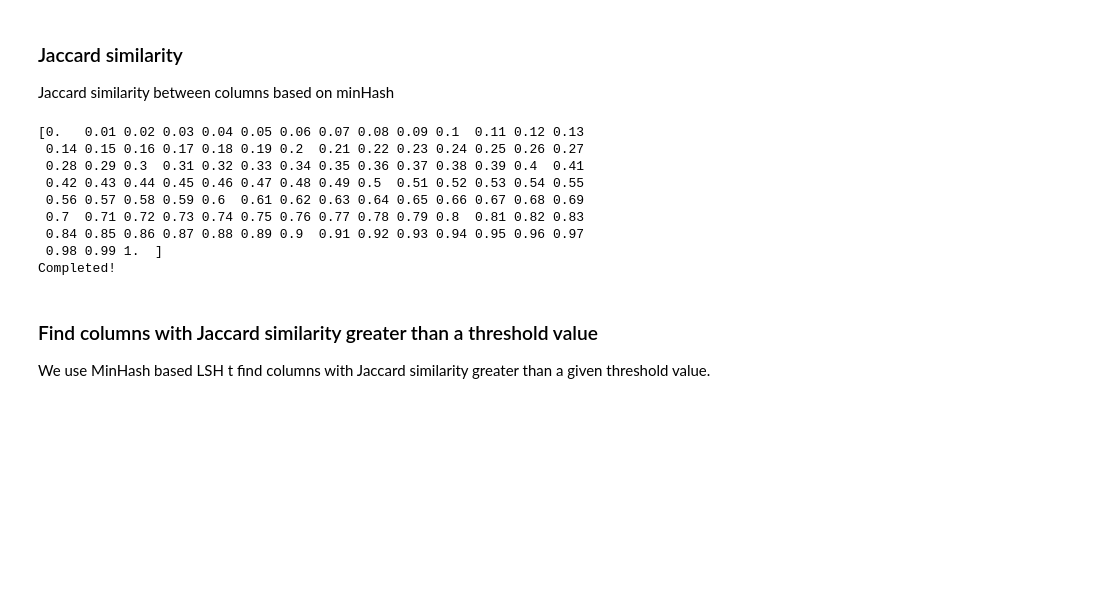
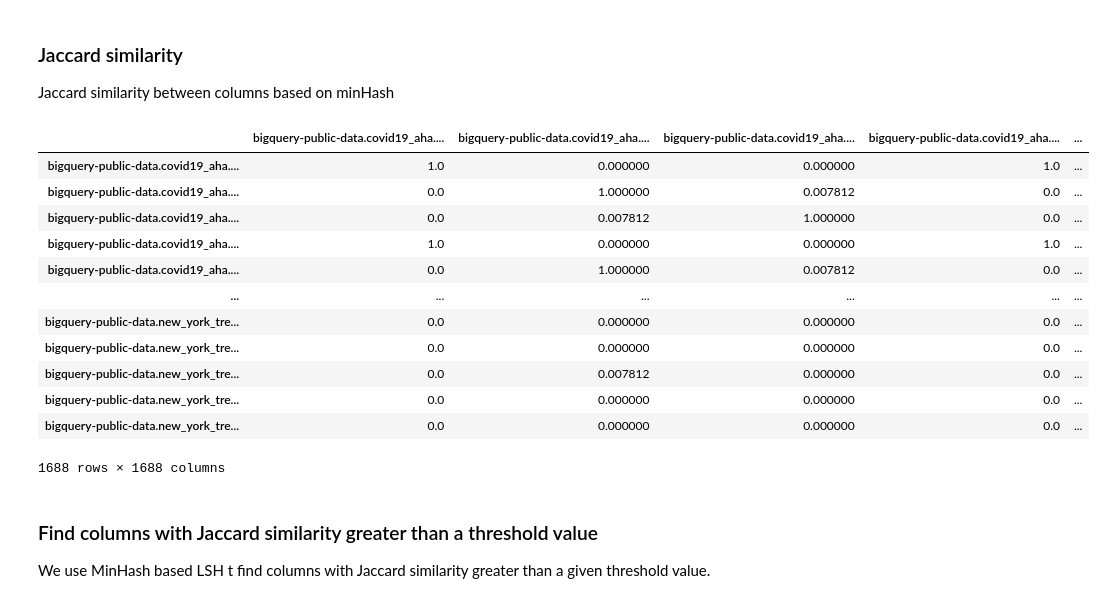
Before and after one commit to amitkp57/dbms-correlated-columns-detection, a Jupyter notebook: Jupyter.ipynb, the cells around one changed output. Cells and saved outputs as stored; diff of their text form; code cells hidden in the pictures; blank space fills up the shorter version.

```diff
--- a/Jupyter.ipynb
+++ b/Jupyter.ipynb
@@ -64,28 +83,25 @@ Completed!
 ### Jaccard similarity
 
 Jaccard similarity between columns based on minHash
-# %%
-import scripts.QueryDatabase as queryDatabase
-import scripts.ClusterColumns as clusterColumns
-import numpy as np
-
-RESULTS_PATH = f'{WORKING_DIRECTORY}/results'
-string_columns = queryDatabase.get_columns('STRING')
-# np.savez(f'{RESULTS_PATH}/string_columns.npz', string_columns=string_columns)
-clusterColumns.serialize_min_hash(string_columns)
-similarity = clusterColumns.calculate_jaccard_similarity(string_columns)
-print(np.unique(np.round(similarity.ravel(), 2)))
-print('Completed!')
-# %% [output]
-[0.   0.01 0.02 0.03 0.04 0.05 0.06 0.07 0.08 0.09 0.1  0.11 0.12 0.13
- 0.14 0.15 0.16 0.17 0.18 0.19 0.2  0.21 0.22 0.23 0.24 0.25 0.26 0.27
- 0.28 0.29 0.3  0.31 0.32 0.33 0.34 0.35 0.36 0.37 0.38 0.39 0.4  0.41
- 0.42 0.43 0.44 0.45 0.46 0.47 0.48 0.49 0.5  0.51 0.52 0.53 0.54 0.55
- 0.56 0.57 0.58 0.59 0.6  0.61 0.62 0.63 0.64 0.65 0.66 0.67 0.68 0.69
- 0.7  0.71 0.72 0.73 0.74 0.75 0.76 0.77 0.78 0.79 0.8  0.81 0.82 0.83
- 0.84 0.85 0.86 0.87 0.88 0.89 0.9  0.91 0.92 0.93 0.94 0.95 0.96 0.97
- 0.98 0.99 1.  ]
-Completed!
+# %%
+import scripts.ClusterColumns as clusterColumns
+
+jaccard = clusterColumns.calculate_jaccard_similarity(override=False)
+jaccard
+# %% [output]
+|  | bigquery-public-data.covid19_aha.... | bigquery-public-data.covid19_aha.... | bigquery-public-data.covid19_aha.... | bigquery-public-data.covid19_aha.... | ... |
+| bigquery-public-data.covid19_aha.... | 1.0 | 0.000000 | 0.000000 | 1.0 | ... |
+| bigquery-public-data.covid19_aha.... | 0.0 | 1.000000 | 0.007812 | 0.0 | ... |
+| bigquery-public-data.covid19_aha.... | 0.0 | 0.007812 | 1.000000 | 0.0 | ... |
+| bigquery-public-data.covid19_aha.... | 1.0 | 0.000000 | 0.000000 | 1.0 | ... |
+| bigquery-public-data.covid19_aha.... | 0.0 | 1.000000 | 0.007812 | 0.0 | ... |
+| ... | ... | ... | ... | ... | ... |
+| bigquery-public-data.new_york_tre... | 0.0 | 0.000000 | 0.000000 | 0.0 | ... |
+| bigquery-public-data.new_york_tre... | 0.0 | 0.000000 | 0.000000 | 0.0 | ... |
+| bigquery-public-data.new_york_tre... | 0.0 | 0.007812 | 0.000000 | 0.0 | ... |
+| bigquery-public-data.new_york_tre... | 0.0 | 0.000000 | 0.000000 | 0.0 | ... |
+| bigquery-public-data.new_york_tre... | 0.0 | 0.000000 | 0.000000 | 0.0 | ... |
+1688 rows × 1688 columns
 # %% [markdown]
 ### Find columns with Jaccard similarity greater than a threshold value
 
```
Also changed, not shown: parts of 18 cells of this notebook, 7 other files.
